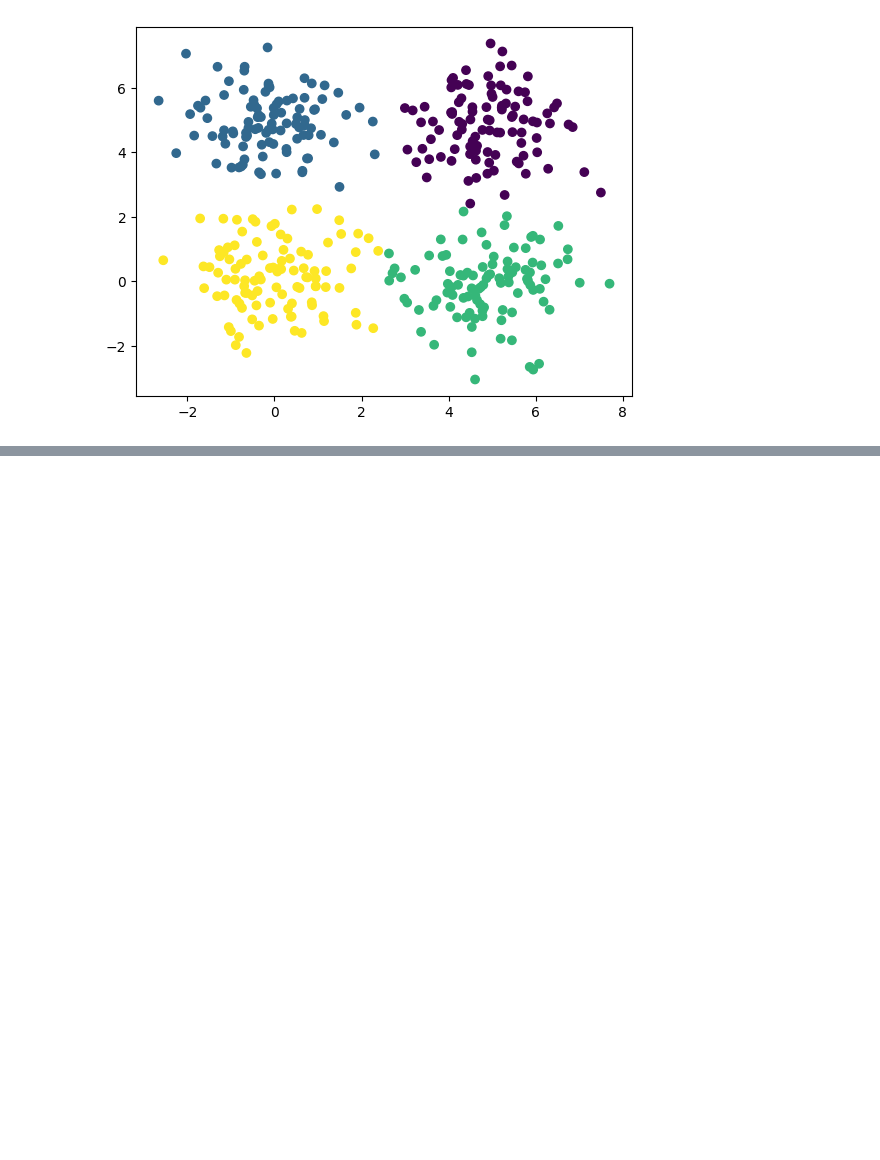
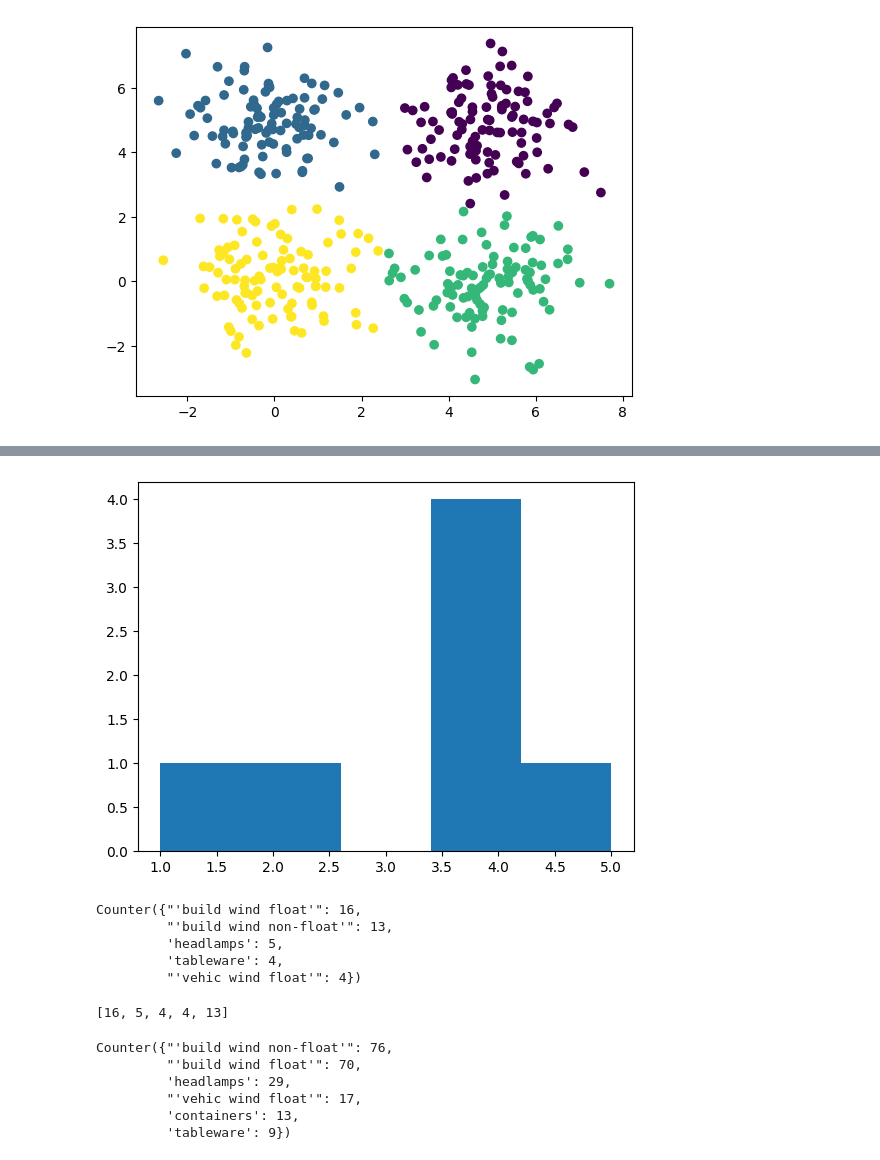
Before and after one commit to asdfrt159/DataScientist, a Jupyter notebook: Preprocessing/preprocess.ipynb, the cells around one changed output, grey strips where cells are left out. Cells and saved outputs as stored; diff of their text form; code cells hidden in the pictures; blank space fills up the shorter version.

```diff
--- a/Preprocessing/preprocess.ipynb
+++ b/Preprocessing/preprocess.ipynb
@@ -1189,0 +1222,8 @@ plt.show()
+# %%
+X_toy = [1,2,3,4,5]
+Y_toy = [6,7,8,9,10]
+
+X_toy_sample, y_toy_sample = resample(X_toy, Y_toy,
+                                      replace = True,
+                                      n_samples = 7,
+                                      random_state = 0)
@@ -1189,0 +1237,5 @@ plt.show()
+# %%
+plt.hist(X_toy_sample, bins = 5)
+plt.show()
+# %% [output]
+[figure, added]
@@ -1189,0 +1249,23 @@ plt.show()
+# %%
+c = Counter(y_sample)
+c
+# %% [output]
+Counter({"'build wind float'": 16,
+         "'build wind non-float'": 13,
+         'headlamps': 5,
+         'tableware': 4,
+         "'vehic wind float'": 4})
+# %%
+list(c.values())
+# %% [output]
+[16, 5, 4, 4, 13]
+# %%
+d = Counter(y)
+d
+# %% [output]
+Counter({"'build wind non-float'": 76,
+         "'build wind float'": 70,
+         'headlamps': 29,
+         "'vehic wind float'": 17,
+         'containers': 13,
+         'tableware': 9})
```
Also changed, not shown: parts of 26 cells of this notebook, 1 other file.
